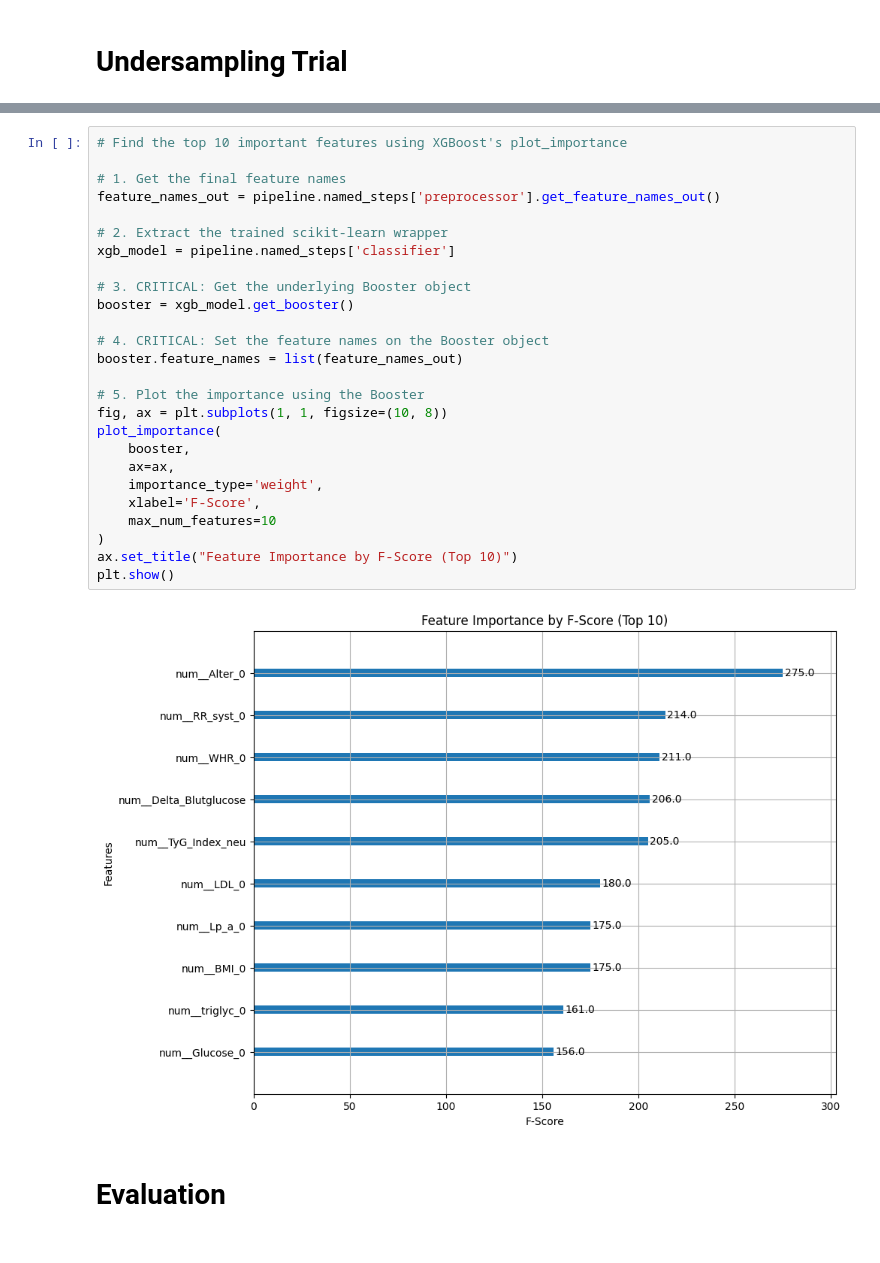
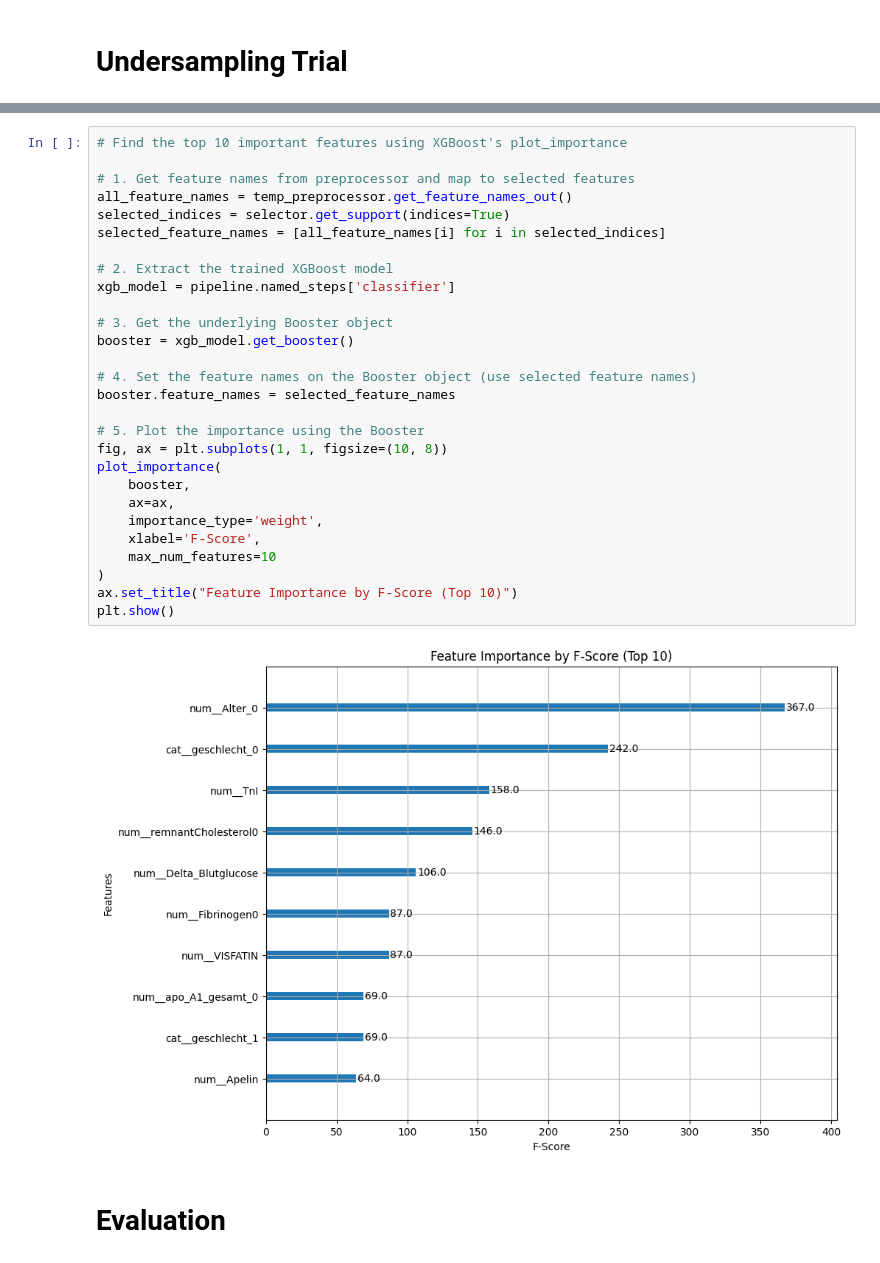
Before and after one commit to samuellukaswidmer/Bachelorproject-HS25, a Jupyter notebook: xg-boost-multiclass-classification.ipynb, the cells around one changed output, grey strips where cells are left out. Saved outputs shown, nothing was run; the diff lists cells and outputs as text.

```diff
--- a/xg-boost-multiclass-classification.ipynb
+++ b/xg-boost-multiclass-classification.ipynb
@@ -356,30 +353,32 @@ Balanced Accuracy (Undersampling Model): 0.5070
 # %%
 # Find the top 10 important features using XGBoost's plot_importance
 
-# 1. Get the final feature names
-feature_names_out = pipeline.named_steps['preprocessor'].get_feature_names_out()
+# 1. Get feature names from preprocessor and map to selected features
+all_feature_names = temp_preprocessor.get_feature_names_out()
+selected_indices = selector.get_support(indices=True)
+selected_feature_names = [all_feature_names[i] for i in selected_indices]
 
-# 2. Extract the trained scikit-learn wrapper
+# 2. Extract the trained XGBoost model
 xgb_model = pipeline.named_steps['classifier']
 
-# 3. CRITICAL: Get the underlying Booster object
+# 3. Get the underlying Booster object
 booster = xgb_model.get_booster()
 
-# 4. CRITICAL: Set the feature names on the Booster object
-booster.feature_names = list(feature_names_out)
+# 4. Set the feature names on the Booster object (use selected feature names)
+booster.feature_names = selected_feature_names
 
 # 5. Plot the importance using the Booster
 fig, ax = plt.subplots(1, 1, figsize=(10, 8))
 plot_importance(
     booster,
     ax=ax,
     importance_type='weight',
     xlabel='F-Score',
     max_num_features=10
 )
 ax.set_title("Feature Importance by F-Score (Top 10)")
 plt.show()
 # %% [output]
-[figure, old version]
+[figure, new version]
 # %% [markdown]
 # Evaluation
```
Also changed, not shown: parts of 17 cells of this notebook, 1 other file.
